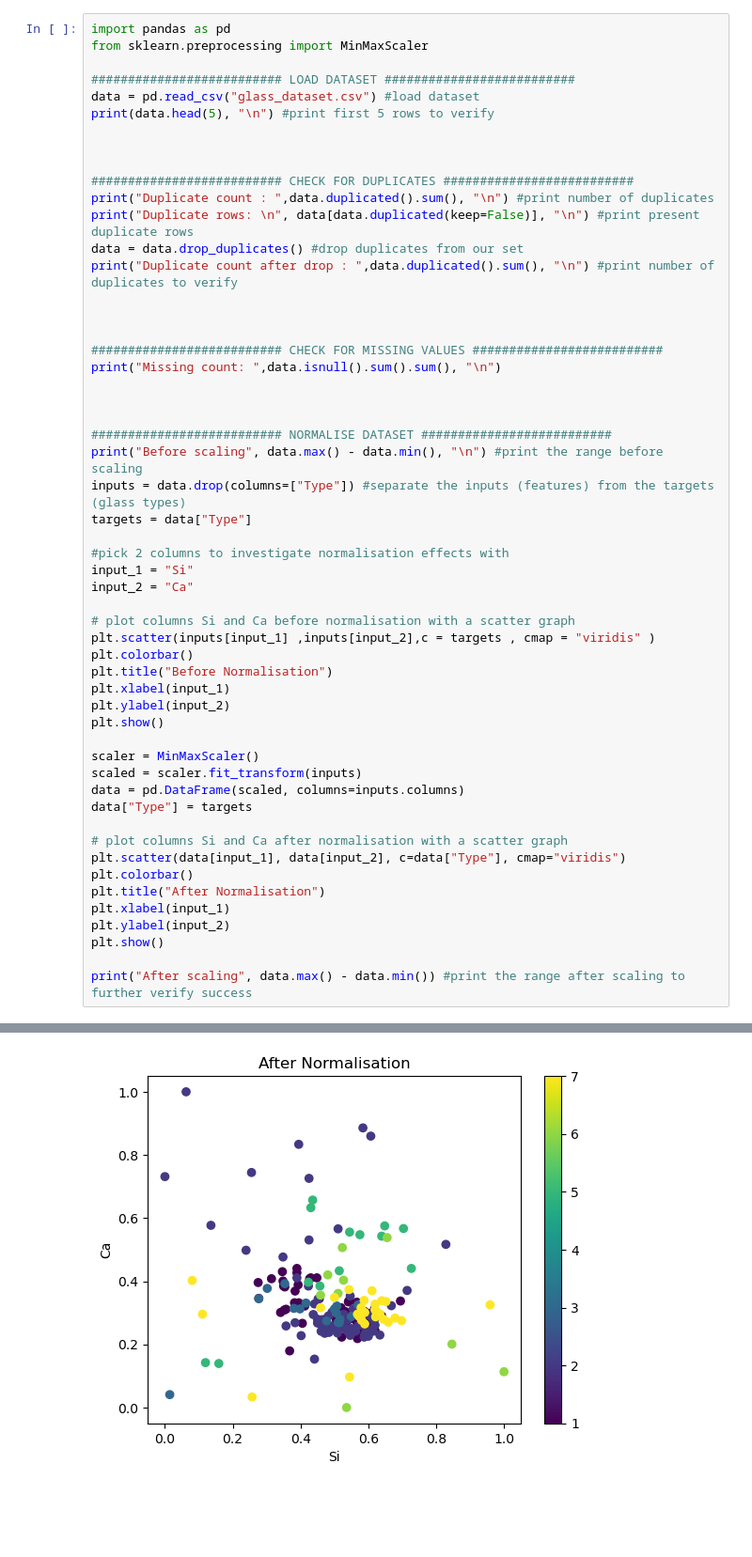
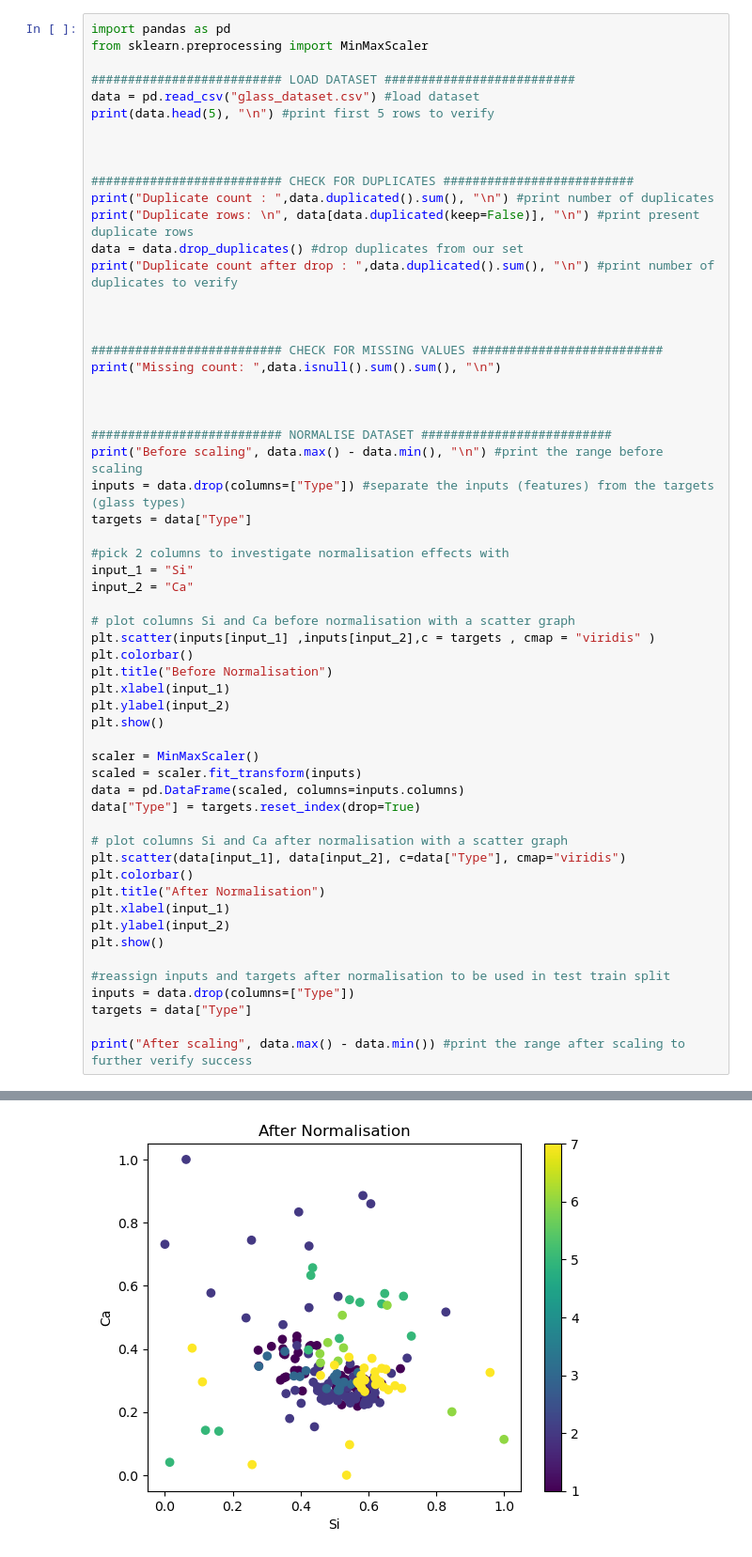
Before and after one commit to elizaclay/Machine-Learning-Optimisation, a Jupyter notebook: COMP2002_Report.ipynb, the cells around one changed output, grey strips where cells are left out. Shown: that part at 94% size. Cells and saved outputs as stored; diff of their text form; blank space fills up the shorter version.

```diff
--- a/COMP2002_Report.ipynb
+++ b/COMP2002_Report.ipynb
@@ -43,37 +43,41 @@ plt.show()
 scaler = MinMaxScaler()
 scaled = scaler.fit_transform(inputs)
 data = pd.DataFrame(scaled, columns=inputs.columns)
-data["Type"] = targets
+data["Type"] = targets.reset_index(drop=True)
 
 # plot columns Si and Ca after normalisation with a scatter graph
 plt.scatter(data[input_1], data[input_2], c=data["Type"], cmap="viridis")
 plt.colorbar()
 plt.title("After Normalisation")
 plt.xlabel(input_1)
 plt.ylabel(input_2)
 plt.show()
 
+#reassign inputs and targets after normalisation to be used in test train split
+inputs = data.drop(columns=["Type"])
+targets = data["Type"]
+
 print("After scaling", data.max() - data.min()) #print the range after scaling to further verify success
 # %% [output]
         RI     Na    Mg    Al     Si     K    Ca   Ba   Fe  Type
 0  1.52101  13.64  4.49  1.10  71.78  0.06  8.75  0.0  0.0     1
 1  1.51761  13.89  3.60  1.36  72.73  0.48  7.83  0.0  0.0     1
 2  1.51618  13.53  3.55  1.54  72.99  0.39  7.78  0.0  0.0     1
 3  1.51766  13.21  3.69  1.29  72.61  0.57  8.22  0.0  0.0     1
 4  1.51742  13.27  3.62  1.24  73.08  0.55  8.07  0.0  0.0     1
 
 Duplicate count :  1
 
 Duplicate rows:
           RI     Na    Mg    Al     Si     K    Ca   Ba   Fe  Type
 38  1.52213  14.21  3.82  0.47  71.77  0.11  9.57  0.0  0.0     1
 ... (13 lines left out)
 Ba       3.15000
 Fe       0.51000
 Type     6.00000
 dtype: float64
 [figure]
-[figure, old version]
+[figure, new version]
 After scaling RI      1.0
 Na      1.0
 Mg      1.0
```
Also changed, not shown: parts of 4 cells of this notebook.
